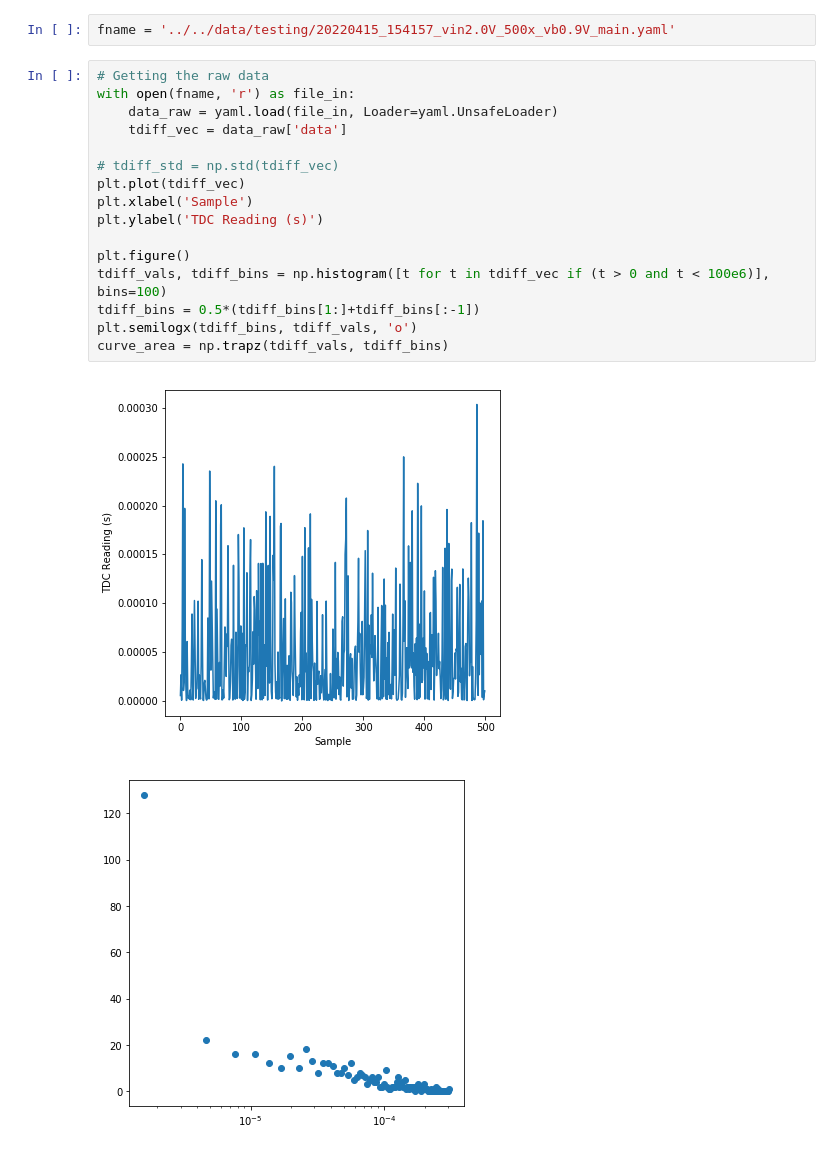
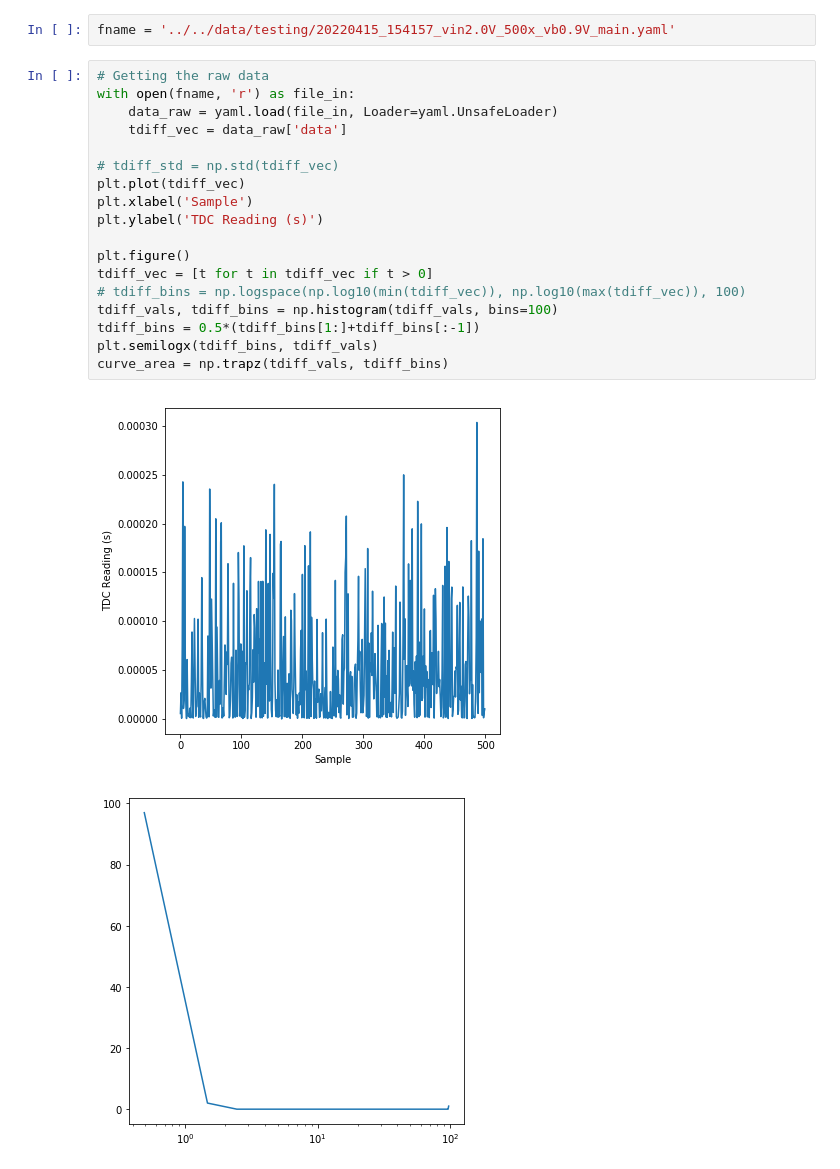
Before and after one commit to iiSmiley/span-ion-code, a Jupyter notebook: testing/plotting.ipynb, the cells around one changed output. Cells and saved outputs as stored; diff of their text form.

Commit message:
[ll] bug fix in plotting

```diff
--- a/testing/plotting.ipynb
+++ b/testing/plotting.ipynb
@@ -543,19 +543,21 @@ fname = '../../data/testing/20220415_154157_vin2.0V_500x_vb0.9V_main.yaml'
 # %%
 # Getting the raw data
 with open(fname, 'r') as file_in:
     data_raw = yaml.load(file_in, Loader=yaml.UnsafeLoader)
     tdiff_vec = data_raw['data']
 
 # tdiff_std = np.std(tdiff_vec)
 plt.plot(tdiff_vec)
 plt.xlabel('Sample')
 plt.ylabel('TDC Reading (s)')
 
 plt.figure()
-tdiff_vals, tdiff_bins = np.histogram([t for t in tdiff_vec if (t > 0 and t < 100e6)], bins=100)
+tdiff_vec = [t for t in tdiff_vec if t > 0]
+# tdiff_bins = np.logspace(np.log10(min(tdiff_vec)), np.log10(max(tdiff_vec)), 100)
+tdiff_vals, tdiff_bins = np.histogram(tdiff_vals, bins=100)
 tdiff_bins = 0.5*(tdiff_bins[1:]+tdiff_bins[:-1])
-plt.semilogx(tdiff_bins, tdiff_vals, 'o')
+plt.semilogx(tdiff_bins, tdiff_vals)
 curve_area = np.trapz(tdiff_vals, tdiff_bins)
 # %% [output]
 [figure]
-[figure, old version]
+[figure, new version]
```
